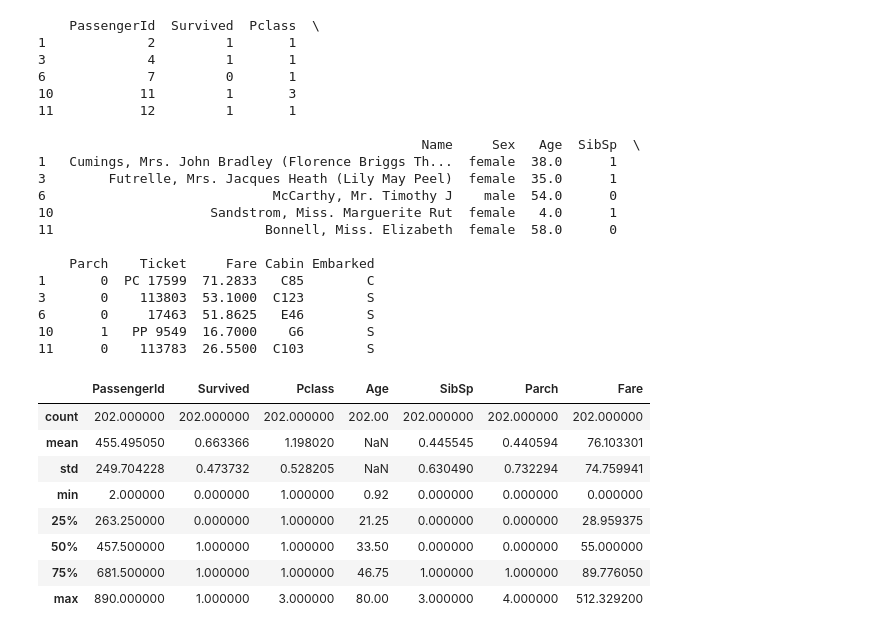
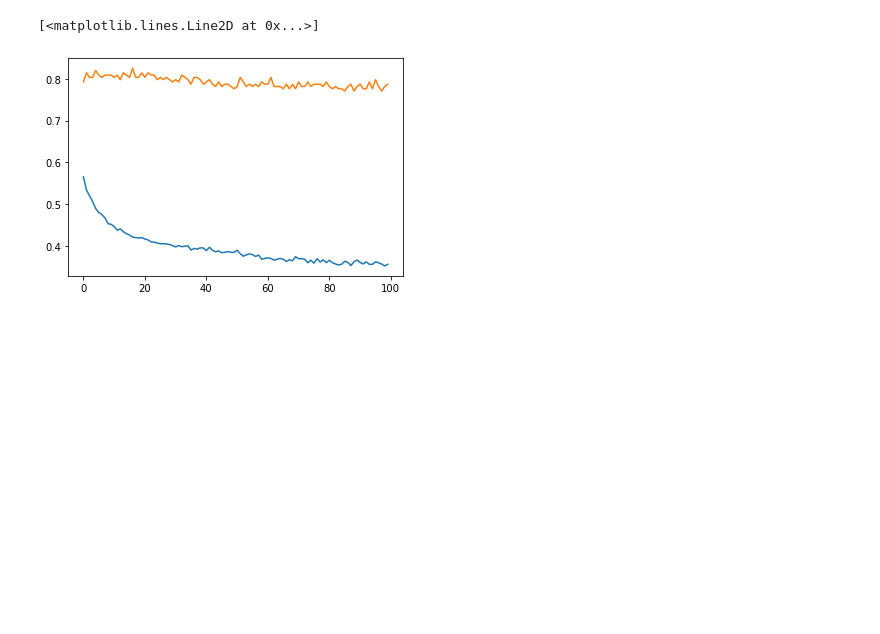
Before and after one commit to hyeongrokheo/Kaggle, a Jupyter notebook: 1_titanic/titanic_ntb.ipynb, the cells around one changed output. Drawn from its saved outputs; the diff is of its cells as text; code cells hidden in the pictures; blank space fills up the shorter version.

```diff
--- a/1_titanic/titanic_ntb.ipynb
+++ b/1_titanic/titanic_ntb.ipynb
@@ -10,2 +43,17 @@ gender_data = pd.read_csv('data/gender_submission.csv')
 # %%
-train_data
+model = tf.keras.models.Sequential([
+    tf.keras.layers.Dense(32, input_dim=10, activation='relu'),
+    tf.keras.layers.Dense(16, activation='relu'),
+    tf.keras.layers.Dense(8, activation='relu'),
+    tf.keras.layers.Dense(4, activation='relu'),
+    tf.keras.layers.Dense(1, activation='sigmoid'),
+])
+
+model.compile(optimizer='adam', loss='binary_crossentropy', metrics=['acc'])
+
+checkpoint_path = "my_checkpoint.ckpt"
+checkpoint = tf.keras.callbacks.ModelCheckpoint(filepath=checkpoint_path,
+                             save_weights_only=True,
+                             save_best_only=True,
+                             monitor='val_loss',
+                             verbose=1)
@@ -26,15 +60,17 @@ train_data
 # %%
-train_data_x = train_data[['Pclass', 'Sex', 'Age']]
-train_data_y = train_data['Survived']
 
-train_data_x.loc[train_data_x['Sex'] == 'male', 'Sex'] = 1
-train_data_x.loc[train_data_x['Sex'] == 'female', 'Sex'] = 0
-train_data_x['Sex'] = train_data_x['Sex'].astype('int').copy()
 
-test_data_x = test_data[['Pclass', 'Sex', 'Age']]
-test_data_y = gender_data['Survived']
+train_x = train[['Pclass', 'Age', 'SibSp', 'Parch', 'Fare', 'female', 'male', 'C', 'Q', 'S']]
+train_y = train['Survived']
 
-test_data_x.loc[test_data_x['Sex'] == 'male', 'Sex'] = 1
-test_data_x.loc[test_data_x['Sex'] == 'female', 'Sex'] = 0
-test_data_x['Sex'] = test_data_x['Sex'].astype('int')
+valid_x = valid[['Pclass', 'Age', 'SibSp', 'Parch', 'Fare', 'female', 'male', 'C', 'Q', 'S']]
+valid_y = valid['Survived']
+
+history = model.fit(
+    train_x, train_y, epochs=100,
+    validation_data=(valid_x, valid_y),
+    batch_size=1,
+    callbacks=[checkpoint])
+
+model.load_weights(checkpoint_path)
 # %% [output]
@@ -80,34 +100,7 @@ Name: Survived, Length: 418, dtype: int64
 # %%
-print(train_data.head())
-train_data.describe()
+plt.plot(history.history['loss'])
+plt.plot(history.history['val_acc'])
 # %% [output]
-    PassengerId  Survived  Pclass  \
-1             2         1       1
-3             4         1       1
-6             7         0       1
-10           11         1       3
-11           12         1       1
-
-                                                 Name     Sex   Age  SibSp  \
-1   Cumings, Mrs. John Bradley (Florence Briggs Th...  female  38.0      1
-3        Futrelle, Mrs. Jacques Heath (Lily May Peel)  female  35.0      1
-6                             McCarthy, Mr. Timothy J    male  54.0      0
-10                    Sandstrom, Miss. Marguerite Rut  female   4.0      1
-11                           Bonnell, Miss. Elizabeth  female  58.0      0
-
-    Parch    Ticket     Fare Cabin Embarked
-1       0  PC 17599  71.2833   C85        C
-3       0    113803  53.1000  C123        S
-6       0     17463  51.8625   E46        S
-10      1   PP 9549  16.7000    G6        S
-11      0    113783  26.5500  C103        S
+[<matplotlib.lines.Line2D at 0x...>]
-|  | PassengerId | Survived | Pclass | Age | SibSp | Parch | Fare |
-| count | 202.000000 | 202.000000 | 202.000000 | 202.00 | 202.000000 | 202.000000 | 202.000000 |
-| mean | 455.495050 | 0.663366 | 1.198020 | NaN | 0.445545 | 0.440594 | 76.103301 |
-| std | 249.704228 | 0.473732 | 0.528205 | NaN | 0.630490 | 0.732294 | 74.759941 |
-| min | 2.000000 | 0.000000 | 1.000000 | 0.92 | 0.000000 | 0.000000 | 0.000000 |
-| 25% | 263.250000 | 0.000000 | 1.000000 | 21.25 | 0.000000 | 0.000000 | 28.959375 |
-| 50% | 457.500000 | 1.000000 | 1.000000 | 33.50 | 0.000000 | 0.000000 | 55.000000 |
-| 75% | 681.500000 | 1.000000 | 1.000000 | 46.75 | 1.000000 | 1.000000 | 89.776050 |
-| max | 890.000000 | 1.000000 | 3.000000 | 80.00 | 3.000000 | 4.000000 | 512.329200 |
+[figure, added]
 # %%
```
Also changed, not shown: parts of 9 cells of this notebook, 8 other files.
